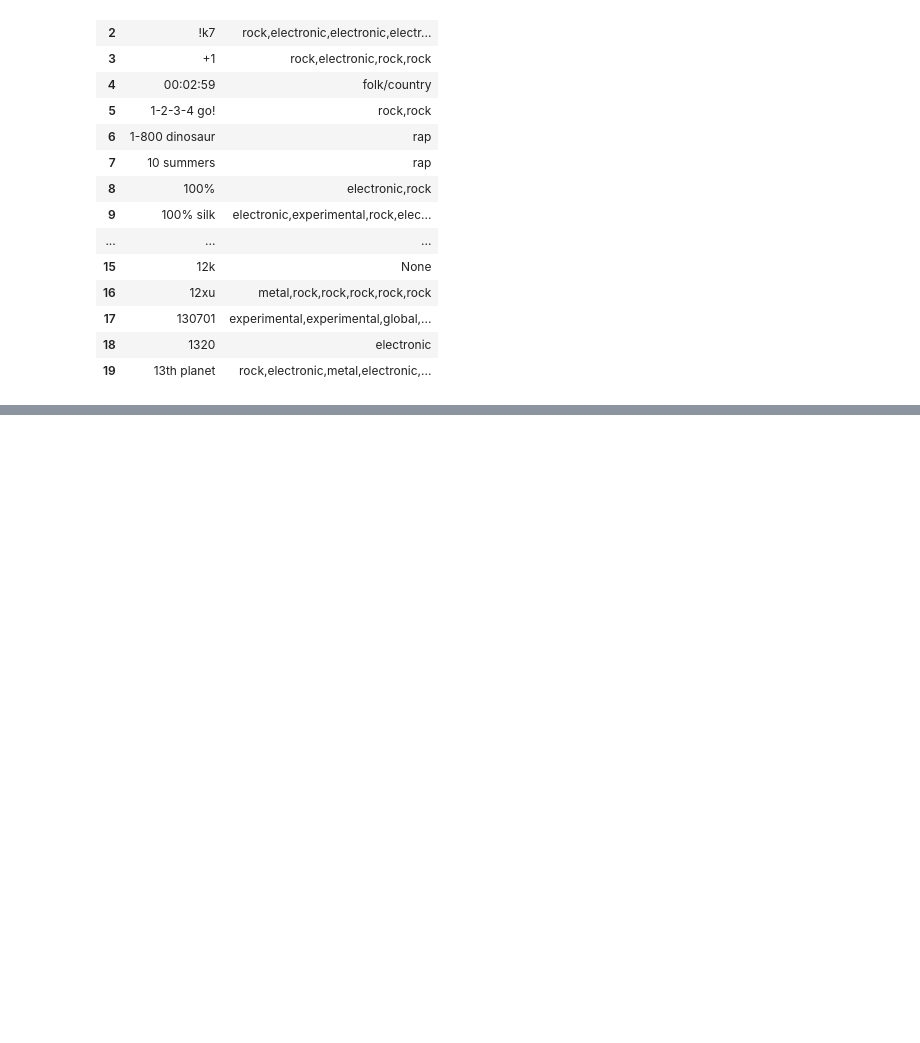
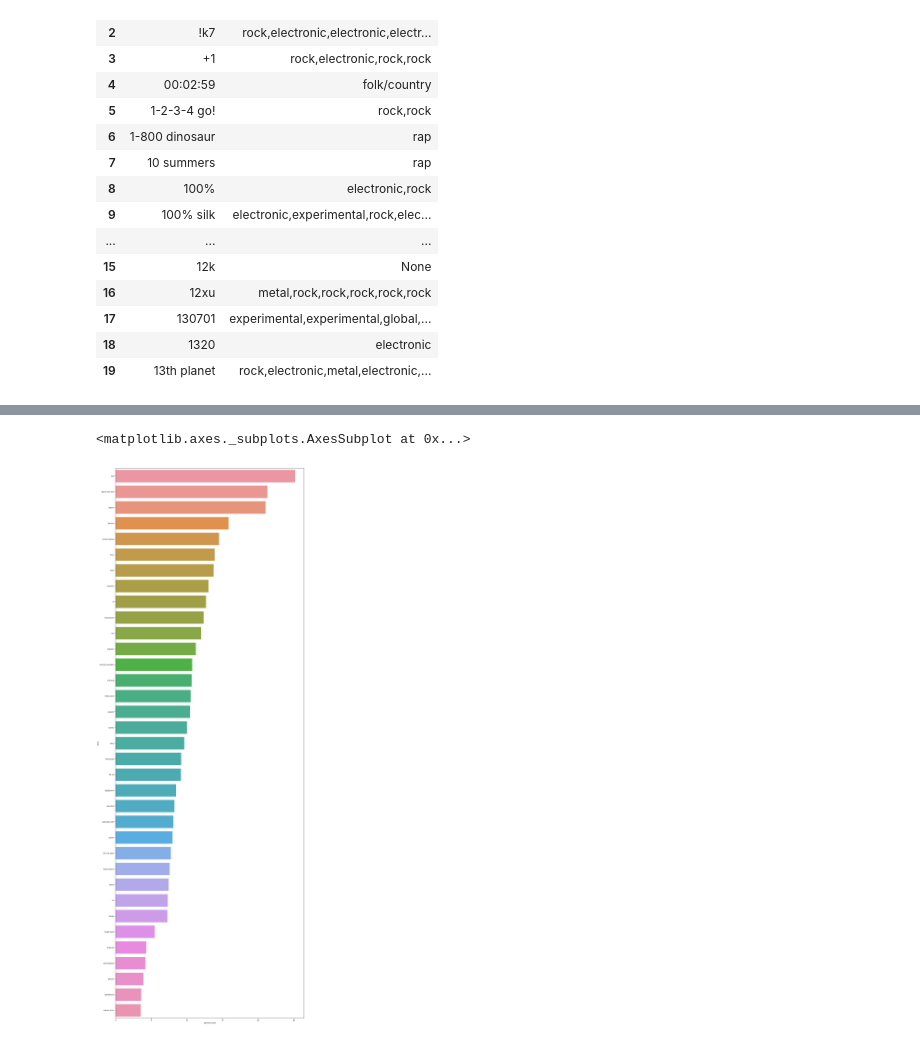
Before and after one commit to tsgreenwood-flatiron-data-science/mod2_final_project, a Jupyter notebook: folkenstein.ipynb, the cells around one changed output, grey strips where cells are left out. Cells and saved outputs as stored; diff of their text form; code cells hidden in the pictures; blank space fills up the shorter version.

Commit message:
bootstrap comparisons of labels

```diff
--- a/folkenstein.ipynb
+++ b/folkenstein.ipynb
@@ -589,0 +614,4 @@ cur = conn.cursor()
+# %%
+# Create a connection to the database
+conn = psycopg2.connect("dbname=pitchfork")
+cur = conn.cursor()
@@ -589,0 +671,10 @@ cur = conn.cursor()
+# %%
+#Which what are the total bests and reviews of labels that produced
+# best new music and folk albums?
+cur.execute(query)
+
+df_folk_labels_most_best = pd.DataFrame(cur.fetchall())
+df_folk_labels_most_best.columns = [i[0] for i in cur.description]
+df_folk_labels_most_best = df_folk_labels_most_best.sort_values(by=['num_best_new_music'],
+                                                                        ascending=False)
+df_folk_labels_most_best.head()
@@ -589,0 +699,9 @@ cur = conn.cursor()
+# %%
+#Select for labels which produced 6 or more best_new_music,
+#prepare data for division, and add percentage column.
+df_folk_labels_most_best = df_folk_labels_most_best[df_folk_labels_most_best['num_best_new_music'] >= 6].copy()
+df_folk_labels_most_best['times_reviewed'] = df_folk_labels_most_best['times_reviewed'].astype(int)
+#add column
+df_folk_labels_most_best['percent_best'] = 100*df_folk_labels_most_best['num_best_new_music'] / df_folk_labels_most_best['times_reviewed']
+df_folk_labels_most_best = df_folk_labels_most_best.sort_values(by=['percent_best'], ascending=False)
+df_folk_labels_most_best.head()
@@ -589,0 +727,7 @@ cur = conn.cursor()
+# %%
+#look at distributions
+f, x = plt.subplots(figsize=(20,60))
+sns.barplot(x='percent_best', y='label', data=df_folk_labels_most_best)
+# %% [output]
+<matplotlib.axes._subplots.AxesSubplot at 0x...>
+[figure, added]
```
Also changed, not shown: parts of 47 cells of this notebook.
